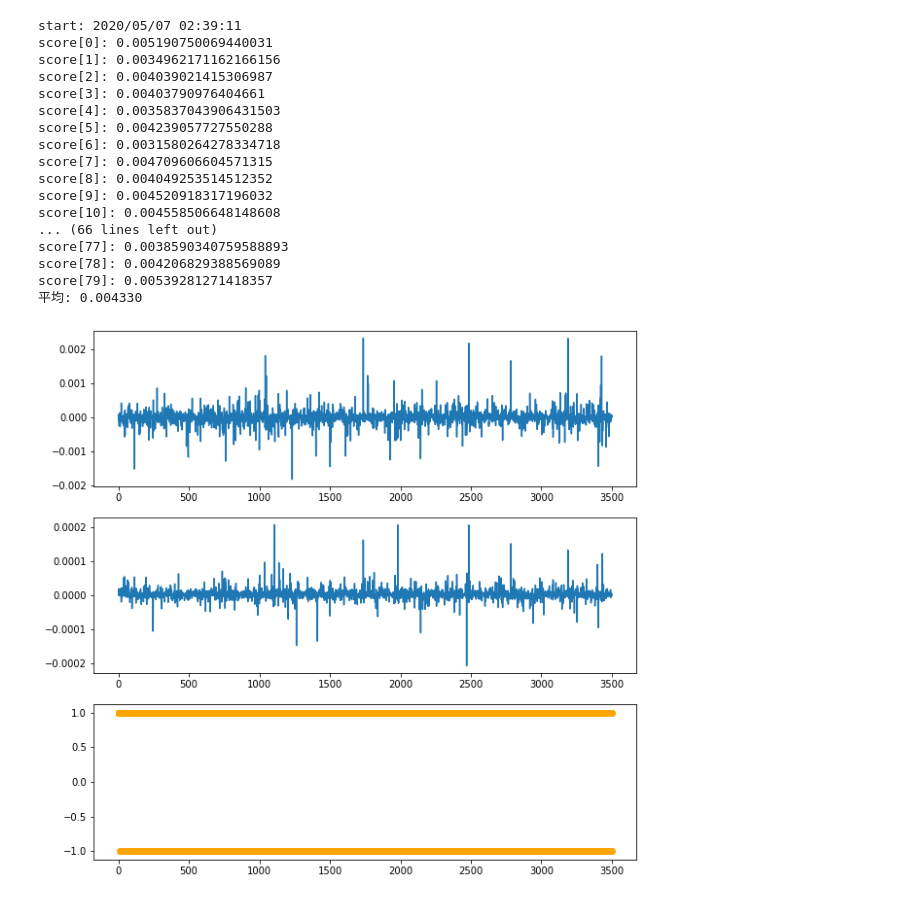
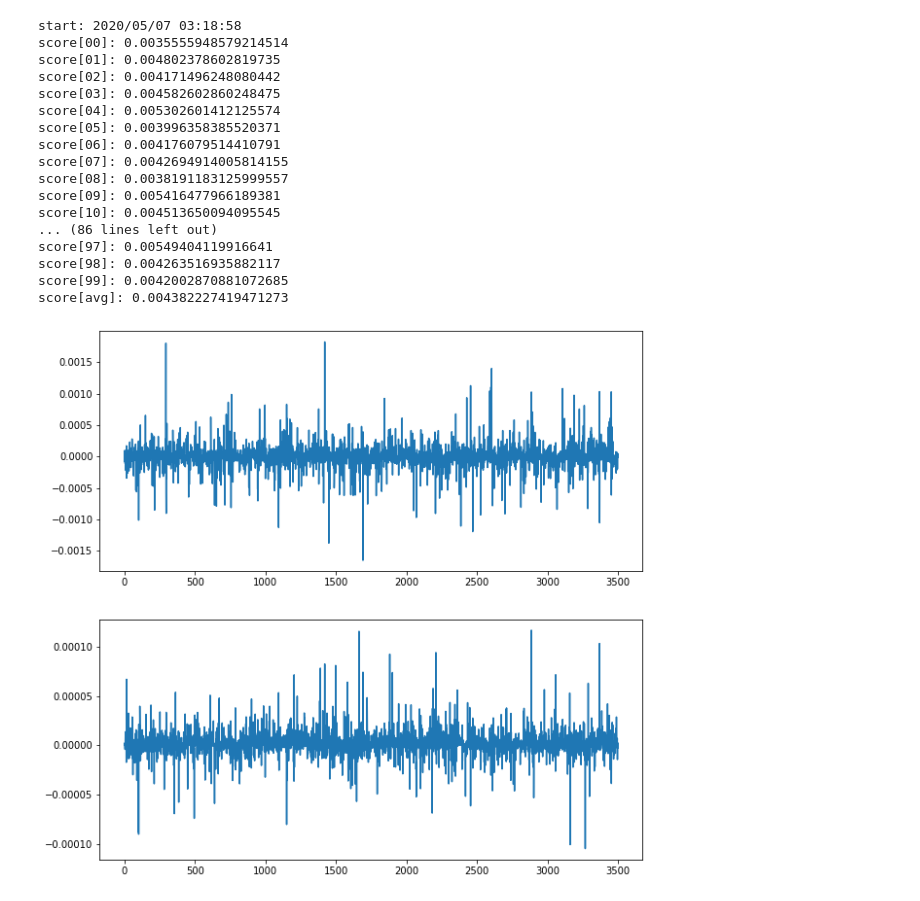
Before and after one commit to awesomest/mytrader, a Jupyter notebook: create_model.ipynb, the cells around one changed output. Cells and saved outputs as stored; diff of their text form; code cells hidden in the pictures.

Commit message:
Create the model from 80% of dataset

```diff
--- a/create_model.ipynb
+++ b/create_model.ipynb
@@ -7,54 +7,54 @@ from mylib import bitcoin
 %matplotlib inline
 
 def plot(b):
     x = b.data_test[-3500:]
     y_result = list(b.label_test)[-3500:]
     y_predict = list(b.model.predict(x))
-    y_predict_action = [1 if i > 0 else -1 for i in y_predict]
 
-    _, (ax1, ax2, ax3) = plt.subplots(3, 1, figsize=(10, 10))
+    _, (ax1, ax2) = plt.subplots(2, 1, figsize=(10, 10))
     ax1.plot(list(range(len(x))), y_result)
     ax2.plot(list(range(len(x))), y_predict)
-    ax3.scatter(list(range(len(x))), y_predict_action, color="orange")
     plt.show()
 
 def main():
     print("start: " + str(dt.now().strftime("%Y/%m/%d %H:%M:%S")))
 
 
     file_name = "train_v6"
     csv = pd.read_csv("datasets/" + file_name + ".csv")
     b = bitcoin.BitcoinRegression()
     b.set_dataset(csv)
-    print("平均: %f" % (b.calc_avg_pred()))
-    b.set_train_test_dataset(0.2)
-    b.train()
+    print(f"score[avg]: {b.calc_avg_score()}")
     plot(b)
 
+    test_start = int(len(b.data) * 0.8)  # 最後20%のデータでテスト
+    b.data_train = b.data[b.train_columns][:test_start]
+    b.label_train = b.data["result"][:test_start]
+    b.train()
     with open("models/" + file_name + ".pickle", mode="wb") as file:
         pickle.dump(b.model, file)
 
 
     print("end: " + str(dt.now().strftime("%Y/%m/%d %H:%M:%S")))
 
 if __name__ == "__main__":
     main()
 # %% [output]
-start: 2020/05/07 02:39:11
-score[0]: 0.005190750069440031
-score[1]: 0.0034962171162166156
-score[2]: 0.004039021415306987
-score[3]: 0.00403790976404661
-score[4]: 0.0035837043906431503
-score[5]: 0.004239057727550288
-score[6]: 0.0031580264278334718
-score[7]: 0.004709606604571315
-score[8]: 0.004049253514512352
-score[9]: 0.004520918317196032
-score[10]: 0.004558506648148608
-... (66 lines left out)
-score[77]: 0.0038590340759588893
-score[78]: 0.004206829388569089
-score[79]: 0.00539281271418357
-平均: 0.004330
+start: 2020/05/07 03:18:58
+score[00]: 0.0035555948579214514
+score[01]: 0.004802378602819735
+score[02]: 0.004171496248080442
+score[03]: 0.004582602860248475
+score[04]: 0.005302601412125574
+score[05]: 0.003996358385520371
+score[06]: 0.004176079514410791
+score[07]: 0.0042694914005814155
+score[08]: 0.0038191183125999557
+score[09]: 0.005416477966189381
+score[10]: 0.004513650094095545
+... (86 lines left out)
+score[97]: 0.00549404119916641
+score[98]: 0.004263516935882117
+score[99]: 0.0042002870881072685
+score[avg]: 0.004382227419471273
-[figure, old version]
+[figure, new version]
```
Also changed, not shown: parts of 1 cell of this notebook, 2 other files.
